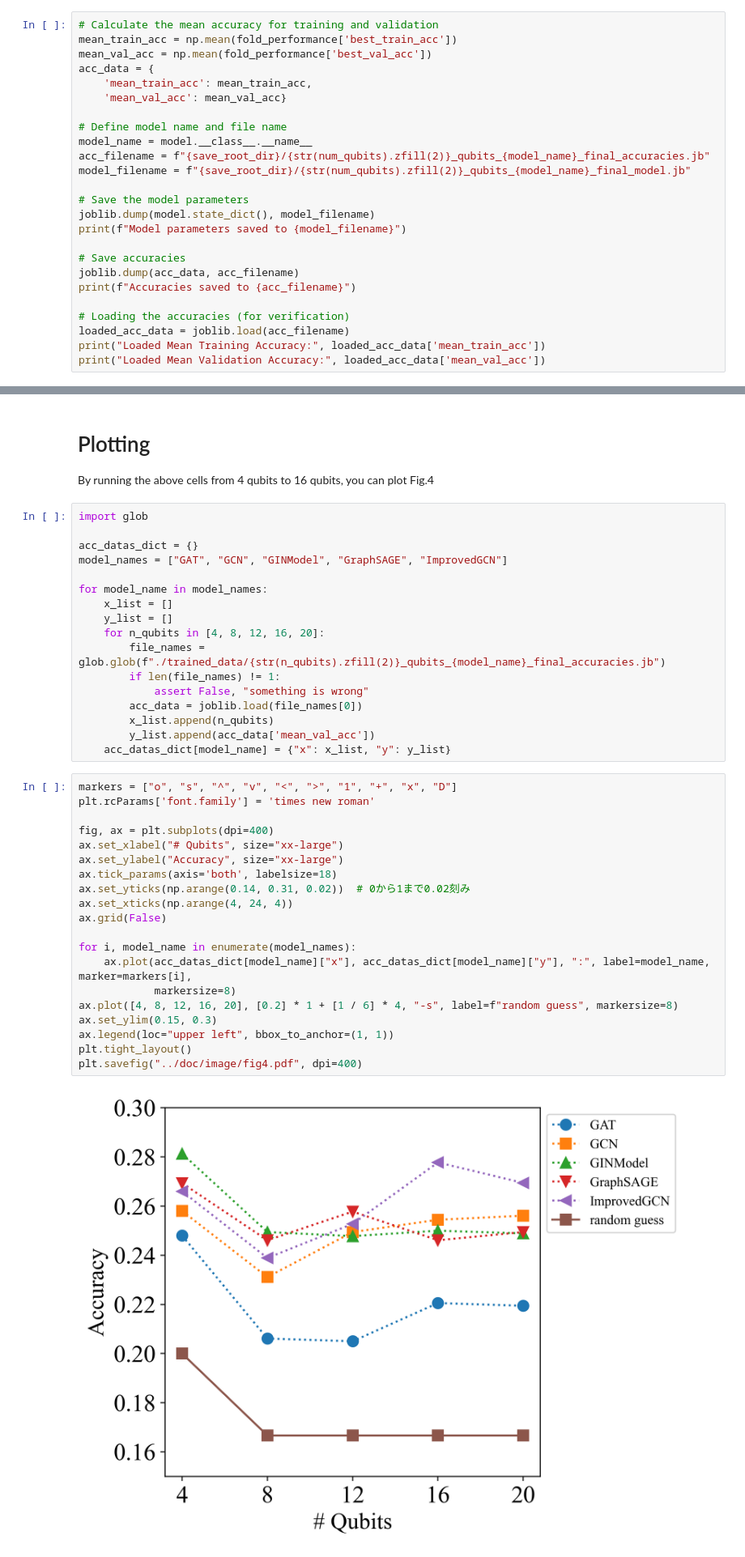
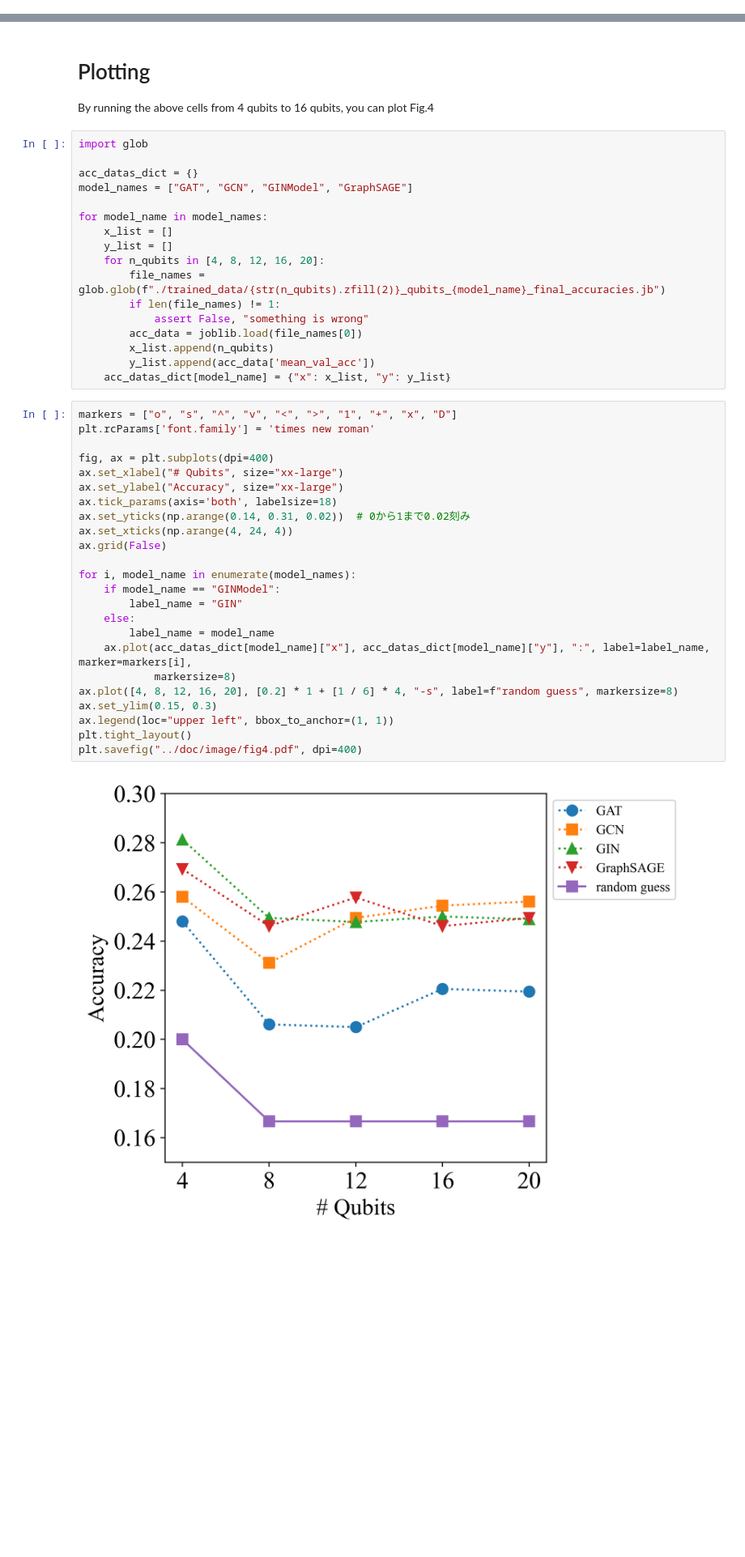
Before and after one commit to Qulacs-Osaka/VQE-generated-dataset, a Jupyter notebook: example/GNN_example_plotting_Fig 6.ipynb, the cells around one changed output, grey strips where cells are left out. Shown at 81% size. Drawn from its saved outputs; the diff is of its cells as text; blank space fills up the shorter version.

```diff
--- a/example/GNN_example_plotting_Fig 6.ipynb
+++ b/example/GNN_example_plotting_Fig 6.ipynb
@@ -393,25 +335,0 @@ plot_training_validation_metrics(avg_train_loss, avg_val_loss, avg_train_acc, av
-# %%
-# Calculate the mean accuracy for training and validation
-mean_train_acc = np.mean(fold_performance['best_train_acc'])
-mean_val_acc = np.mean(fold_performance['best_val_acc'])
-acc_data = {
-    'mean_train_acc': mean_train_acc,
-    'mean_val_acc': mean_val_acc}
-
-# Define model name and file name
-model_name = model.__class__.__name__
-acc_filename = f"{save_root_dir}/{str(num_qubits).zfill(2)}_qubits_{model_name}_final_accuracies.jb"
-model_filename = f"{save_root_dir}/{str(num_qubits).zfill(2)}_qubits_{model_name}_final_model.jb"
-
-# Save the model parameters
-joblib.dump(model.state_dict(), model_filename)
-print(f"Model parameters saved to {model_filename}")
-
-# Save accuracies
-joblib.dump(acc_data, acc_filename)
-print(f"Accuracies saved to {acc_filename}")
-
-# Loading the accuracies (for verification)
-loaded_acc_data = joblib.load(acc_filename)
-print("Loaded Mean Training Accuracy:", loaded_acc_data['mean_train_acc'])
-print("Loaded Mean Validation Accuracy:", loaded_acc_data['mean_val_acc'])
@@ -843,7 +811,7 @@ By running the above cells from 4 qubits to 16 qubits, you can plot Fig.4
 import glob
 
 acc_datas_dict = {}
-model_names = ["GAT", "GCN", "GINModel", "GraphSAGE", "ImprovedGCN"]
+model_names = ["GAT", "GCN", "GINModel", "GraphSAGE"]
 
 for model_name in model_names:
     x_list = []
@@ -859,22 +827,26 @@ for model_name in model_names:
 # %%
 markers = ["o", "s", "^", "v", "<", ">", "1", "+", "x", "D"]
 plt.rcParams['font.family'] = 'times new roman'
 
 fig, ax = plt.subplots(dpi=400)
 ax.set_xlabel("# Qubits", size="xx-large")
 ax.set_ylabel("Accuracy", size="xx-large")
 ax.tick_params(axis='both', labelsize=18)
 ax.set_yticks(np.arange(0.14, 0.31, 0.02))  # 0から1まで0.02刻み
 ax.set_xticks(np.arange(4, 24, 4))
 ax.grid(False)
 
 for i, model_name in enumerate(model_names):
-    ax.plot(acc_datas_dict[model_name]["x"], acc_datas_dict[model_name]["y"], ":", label=model_name, marker=markers[i],
+    if model_name == "GINModel":
+        label_name = "GIN"
+    else:
+        label_name = model_name
+    ax.plot(acc_datas_dict[model_name]["x"], acc_datas_dict[model_name]["y"], ":", label=label_name, marker=markers[i],
             markersize=8)
 ax.plot([4, 8, 12, 16, 20], [0.2] * 1 + [1 / 6] * 4, "-s", label=f"random guess", markersize=8)
 ax.set_ylim(0.15, 0.3)
 ax.legend(loc="upper left", bbox_to_anchor=(1, 1))
 plt.tight_layout()
 plt.savefig("../doc/image/fig4.pdf", dpi=400)
 # %% [output]
-[figure, old version]
+[figure, new version]
```
Also changed, not shown: parts of 30 cells of this notebook.
